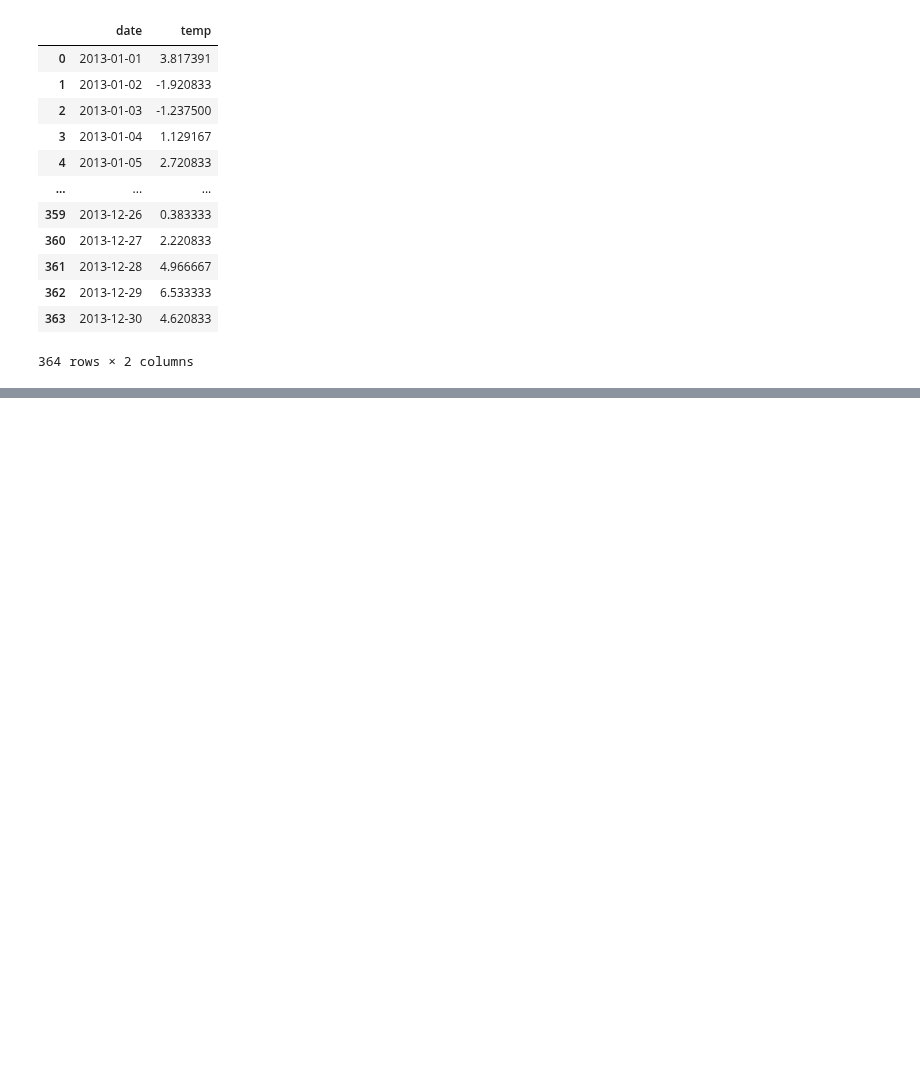
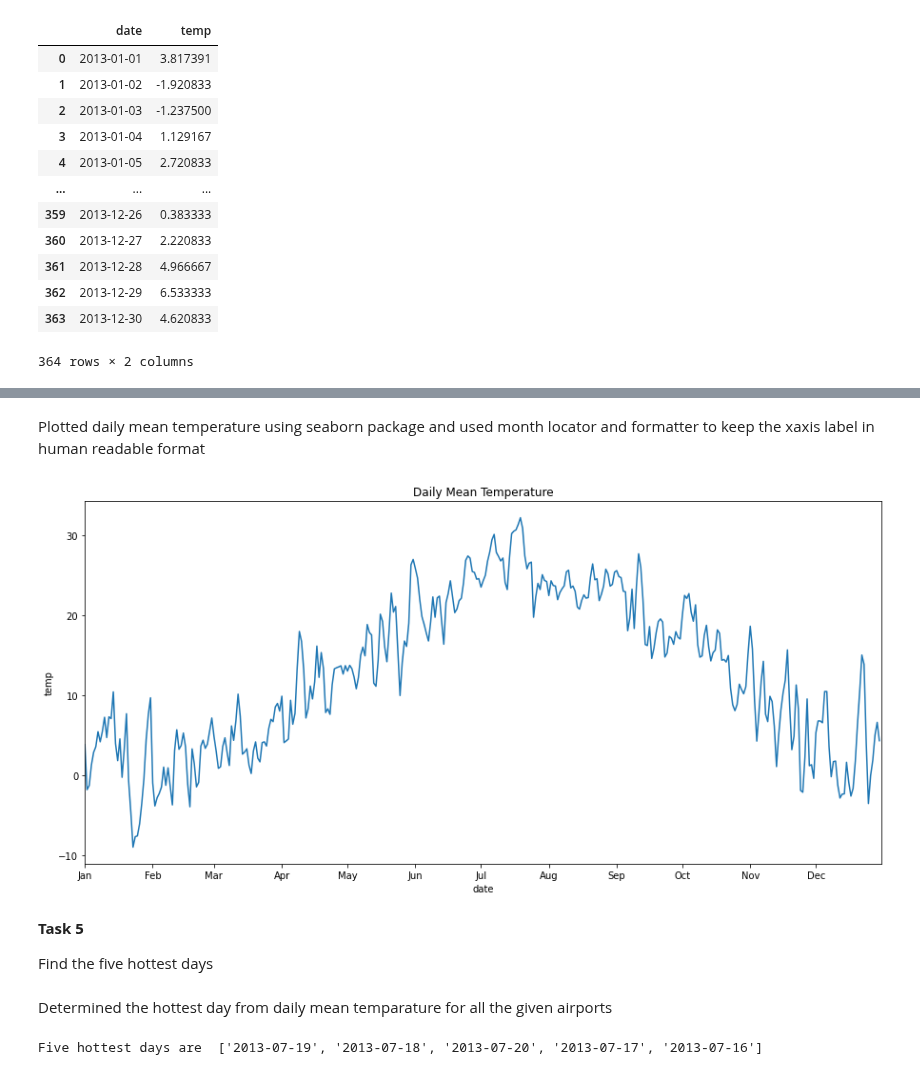
Before and after one commit to praveenkumarbalakrishnan/tasks, a Jupyter notebook: SIG731_Data_Wrangling_Task4P.ipynb, the cells around one changed output, grey strips where cells are left out. Cells and saved outputs as stored; diff of their text form; code cells hidden in the pictures; blank space fills up the shorter version.

```diff
--- a/SIG731_Data_Wrangling_Task4P.ipynb
+++ b/SIG731_Data_Wrangling_Task4P.ipynb
@@ -132,0 +139,5 @@ nycflights13_df.temp.max()
+# %%
+daily_temp_mean_df = nycflights13_df.groupby(
+    ['date'])['temp'].mean().reset_index().sort_values('date')
+daily_temp_mean_df['date'] = pd.to_datetime(daily_temp_mean_df['date'])
+daily_temp_mean_df
@@ -132,0 +158,28 @@ nycflights13_df.temp.max()
+# %% [markdown]
+Plotted daily mean temperature using seaborn package and used month locator and formatter to keep the xaxis label in human readable format
+# %%
+plt.figure(figsize=(15, 7))
+plt.title('Daily Mean Temperature')
+ax = sns.lineplot(data=daily_temp_mean_df, x='date', y='temp')
+fmt = mdates.DateFormatter('%b')
+month_inetrval = mdates.MonthLocator(interval=1)
+ax.xaxis.set_major_locator(month_inetrval)
+ax.xaxis.set_major_formatter(fmt)
+plt.xlim(pd.to_datetime('2013-01-01'), pd.to_datetime('2013-12-31'))
+plt.show()
+# %% [output]
+[figure, added]
+# %% [markdown]
+**Task 5**
+
+Find the five hottest days
+# %% [markdown]
+Determined the hottest day from daily mean temparature for all the given airports
+# %%
+print(
+  'Five hottest days are ',
+  daily_temp_mean_df.sort_values(
+      'temp', ascending=False)['date'][:5].dt.strftime('%Y-%m-%d').to_list()
+)
+# %% [output]
+Five hottest days are  ['2013-07-19', '2013-07-18', '2013-07-20', '2013-07-17', '2013-07-16']
```
Also changed, not shown: parts of 18 cells of this notebook.
